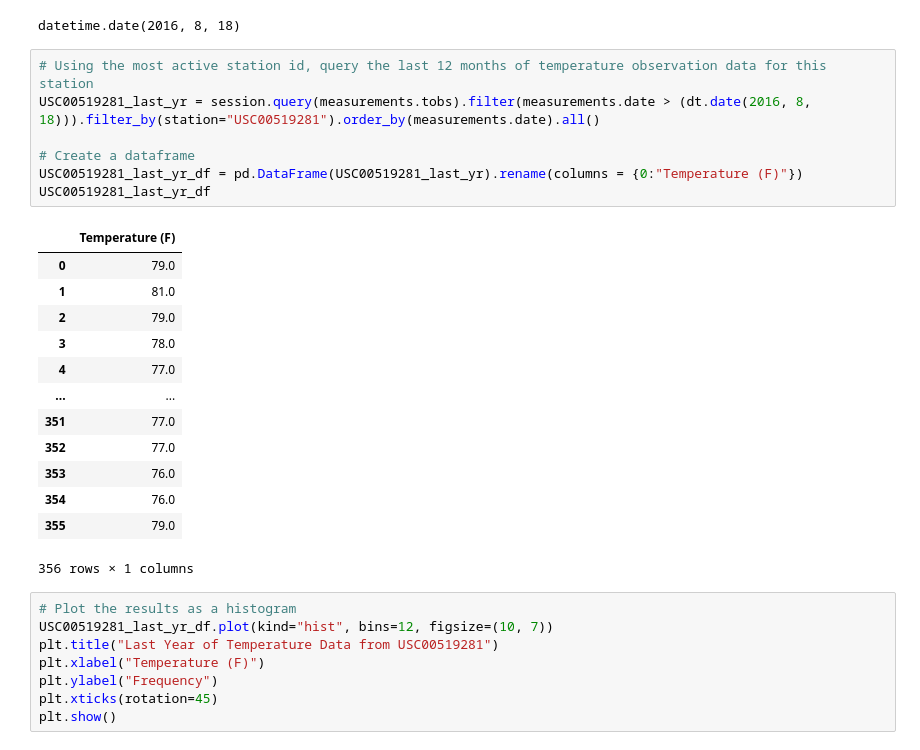
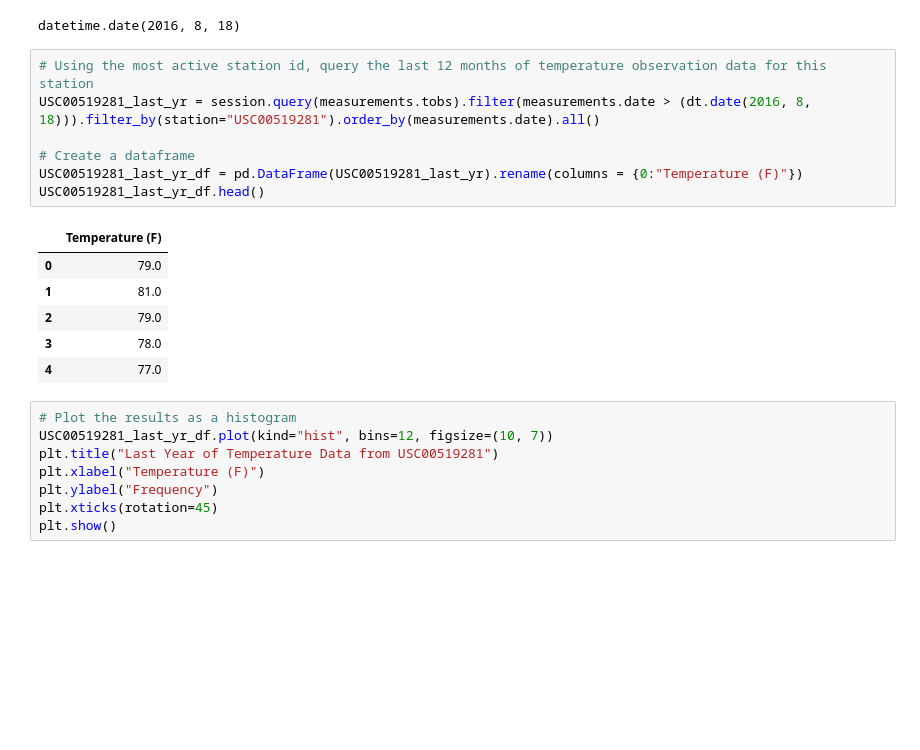
Before and after one commit to cwolf1424/SQLAlchemy-Challenge, a Jupyter notebook: SurfsUp/Climate_Analysis.ipynb, the cells around one changed output. Saved outputs shown, nothing was run; the diff lists cells and outputs as text; blank space fills up the shorter version.

```diff
--- a/SurfsUp/Climate_Analysis.ipynb
+++ b/SurfsUp/Climate_Analysis.ipynb
@@ -183,24 +165,17 @@ datetime.date(2016, 8, 18)
 # %%
 # Using the most active station id, query the last 12 months of temperature observation data for this station
 USC00519281_last_yr = session.query(measurements.tobs).filter(measurements.date > (dt.date(2016, 8, 18))).filter_by(station="USC00519281").order_by(measurements.date).all()
 
 # Create a dataframe
 USC00519281_last_yr_df = pd.DataFrame(USC00519281_last_yr).rename(columns = {0:"Temperature (F)"})
-USC00519281_last_yr_df
+USC00519281_last_yr_df.head()
 # %% [output]
 |  | Temperature (F) |
 | 0 | 79.0 |
 | 1 | 81.0 |
 | 2 | 79.0 |
 | 3 | 78.0 |
 | 4 | 77.0 |
-| ... | ... |
-| 351 | 77.0 |
-| 352 | 77.0 |
-| 353 | 76.0 |
-| 354 | 76.0 |
-| 355 | 79.0 |
-356 rows × 1 columns
 # %%
 # Plot the results as a histogram
 USC00519281_last_yr_df.plot(kind="hist", bins=12, figsize=(10, 7))
```
Also changed, not shown: parts of 1 cell of this notebook, 1 other file.
